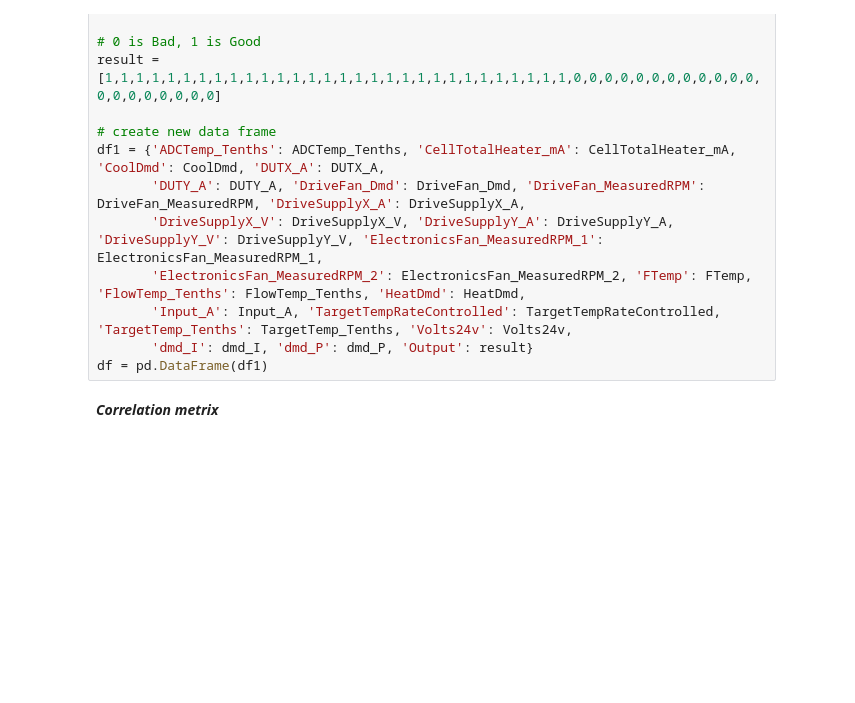
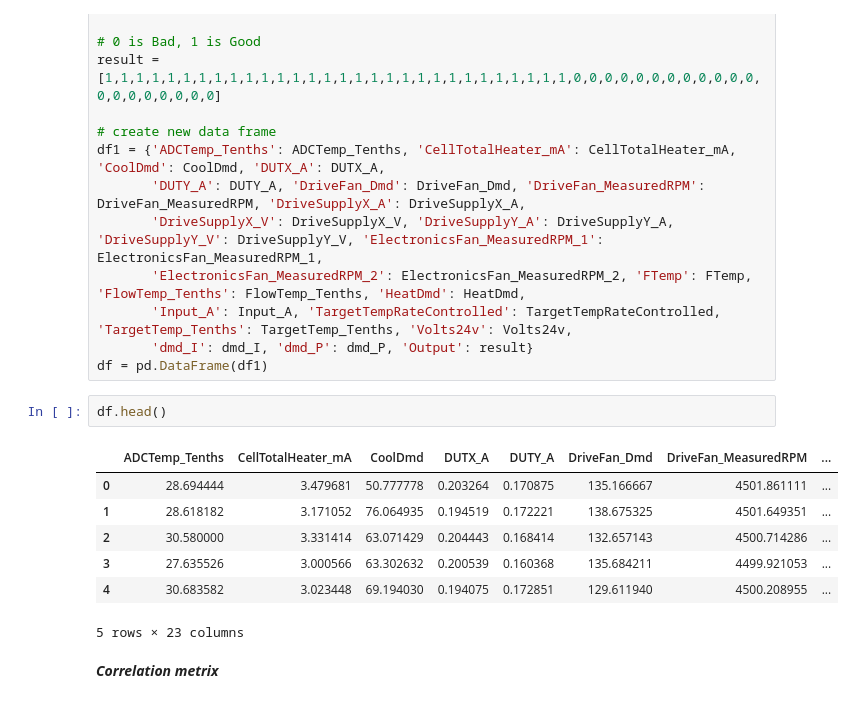
Before and after one commit to M6402334art/Yoom-s-project, a Jupyter notebook: EDA.ipynb, the cells around one changed output. Cells and saved outputs as stored; diff of their text form; blank space fills up the shorter version.

```diff
--- a/EDA.ipynb
+++ b/EDA.ipynb
@@ -466,6 +466,16 @@ df1 = {'ADCTemp_Tenths': ADCTemp_Tenths, 'CellTotalHeater_mA': CellTotalHeater_m
        'Input_A': Input_A, 'TargetTempRateControlled': TargetTempRateControlled, 'TargetTemp_Tenths': TargetTemp_Tenths, 'Volts24v': Volts24v,
        'dmd_I': dmd_I, 'dmd_P': dmd_P, 'Output': result}
 df = pd.DataFrame(df1)
+# %%
+df.head()
+# %% [output]
+|  | ADCTemp_Tenths | CellTotalHeater_mA | CoolDmd | DUTX_A | DUTY_A | DriveFan_Dmd | DriveFan_MeasuredRPM | ... |
+| 0 | 28.694444 | 3.479681 | 50.777778 | 0.203264 | 0.170875 | 135.166667 | 4501.861111 | ... |
+| 1 | 28.618182 | 3.171052 | 76.064935 | 0.194519 | 0.172221 | 138.675325 | 4501.649351 | ... |
+| 2 | 30.580000 | 3.331414 | 63.071429 | 0.204443 | 0.168414 | 132.657143 | 4500.714286 | ... |
+| 3 | 27.635526 | 3.000566 | 63.302632 | 0.200539 | 0.160368 | 135.684211 | 4499.921053 | ... |
+| 4 | 30.683582 | 3.023448 | 69.194030 | 0.194075 | 0.172851 | 129.611940 | 4500.208955 | ... |
+5 rows × 23 columns
 # %% [markdown]
 ***Correlation metrix***
 # %%
```
Also changed, not shown: parts of 2 cells of this notebook, 5 other files.
